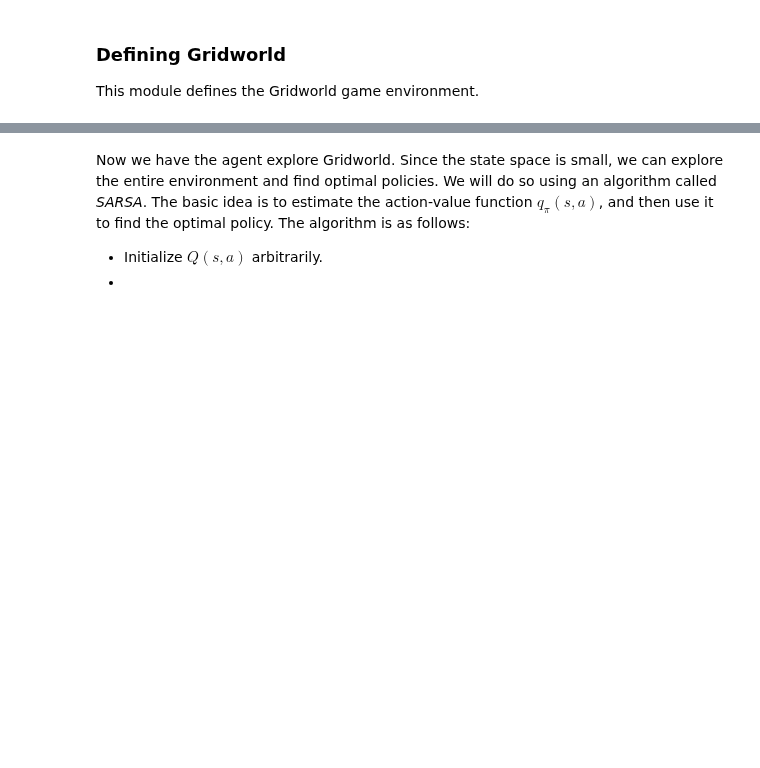
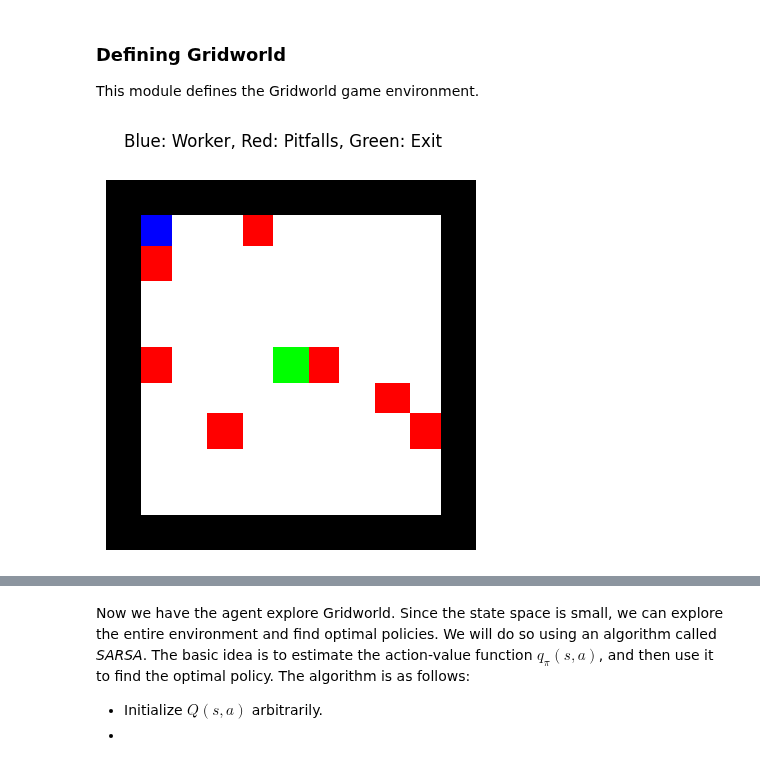
Before and after one commit to ruehlef/ruehlef.github.io, a Jupyter notebook: RL.ipynb, the cells around one changed output, grey strips where cells are left out. Drawn from its saved outputs; the diff is of its cells as text; code cells hidden in the pictures; blank space fills up the shorter version.

```diff
--- a/RL.ipynb
+++ b/RL.ipynb
@@ -37,15 +37,15 @@ This module defines the Gridworld game environment.
 # %%
 # The gridworld environment
 # Original code downloaded from https://gist.github.com/kfeeeeee/e81aeeff0516cfd7645c8e99cd4fa315#file-gridworld-py
-# Modifications made by Fabian Ruehle, who completely change the game (rules, rewards, goal, colors)
+# Modifications made by Fabian Ruehle
+# Note that I completely change the game (rules, rewards, goal, colors)
 
 %matplotlib inline
 import numpy as np
 import itertools
 from PIL import Image
 import matplotlib.pyplot as plt
-import matplotlib.animation as animation
-
+import seaborn as sns
 np.random.seed(4)
 
 
@@ -296,9 +296,12 @@ class GameEnv:
                         a[item.y + 1:item.y + item.size + 1, item.x + 1:item.x + item.size + 1, i] += item.channel[i]
         a = np.array(Image.fromarray(np.uint8(a * 255)).resize((84, 84), Image.NEAREST))
         return a
-
-    def plot_world(self, title=""):
-        plt.imshow(self.render_world())
-        plt.axis("off")
-        plt.title(title)
+    def plot_world(self):
+        im = plt.imshow(self.render_world())
+        plt.gca().set_axis_off()
         plt.show()
+# %%
+agent = GameEnv()
+agent.plot_world()
+# %% [output]
+[figure, added]
```
Also changed, not shown: parts of 11 cells of this notebook, 1 other file.
